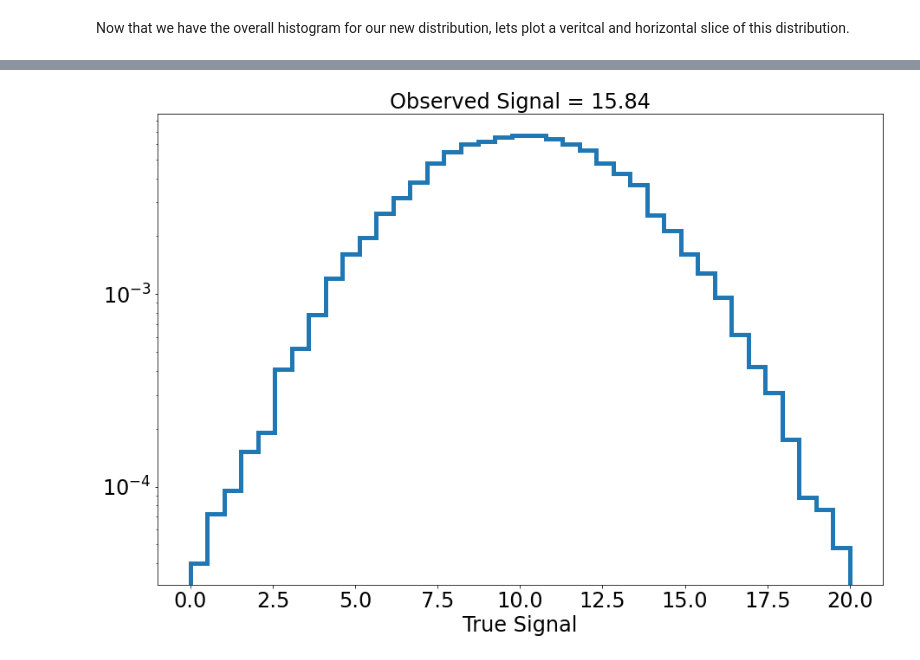
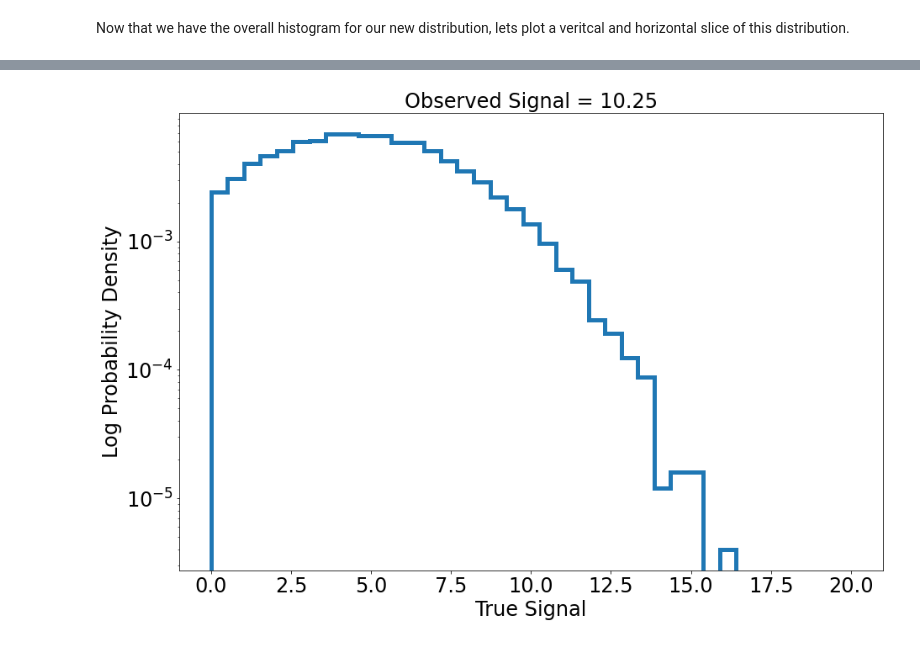
Before and after one commit to williamdolsen/phys434-21au, a Jupyter notebook: homework/hw5/homework5.ipynb, the cells around one changed output, grey strips where cells are left out. Cells and saved outputs as stored; diff of their text form; code cells hidden in the pictures.

```diff
--- a/homework/hw5/homework5.ipynb
+++ b/homework/hw5/homework5.ipynb
@@ -195,18 +214,19 @@ plt.show()
 # %%
 # lets begin by selecting a random true signal value
-p2_observed_signal_bin_idx = 45
+p2_observed_signal_bin_idx = 34
 p2_observed_signal = dataedges[p2_observed_signal_bin_idx]
 
 # now that we have the bin for our signal we can get the associated histogram data
 p2_observed_signal_probs = p2_Psd[p2_observed_signal_bin_idx, :]
 
 # plot a stair plot
 plt.stairs(p2_observed_signal_probs, signaledges, linewidth=5)
 plt.tick_params(labelsize=24)
 plt.yscale('log')
 plt.title(f'Observed Signal = {p2_observed_signal:.2f}', fontsize=24)
-plt.xlabel('True Signal', fontsize = 24)
+plt.xlabel('True Signal', fontsize=24)
+plt.ylabel('Log Probability Density', fontsize=24)
 plt.show()
 # %% [output]
-[figure, old version]
+[figure, new version]
 # %% [markdown]
```
Also changed, not shown: parts of 11 cells of this notebook, 1 other file.
